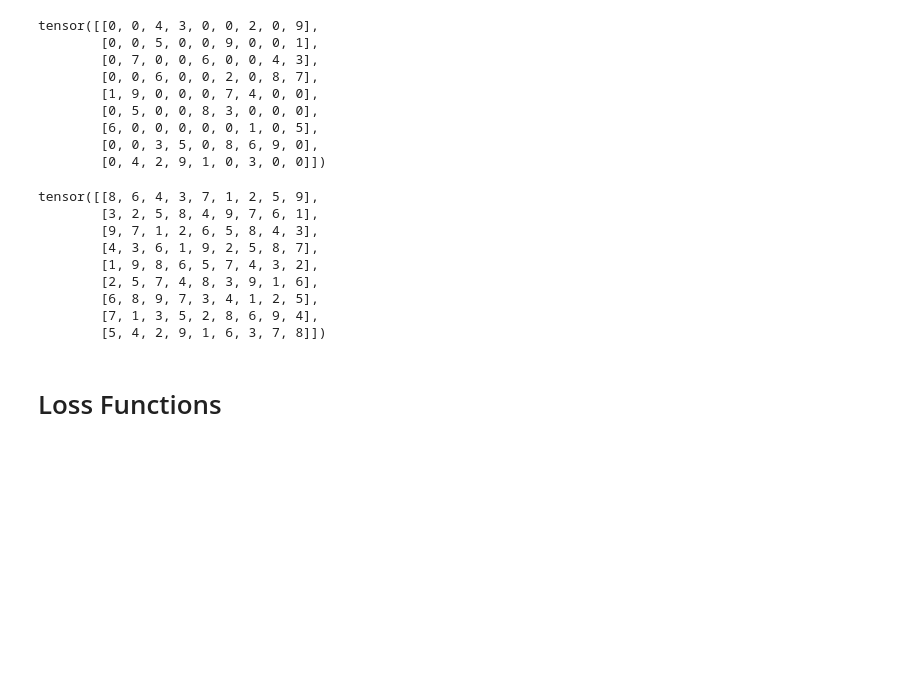
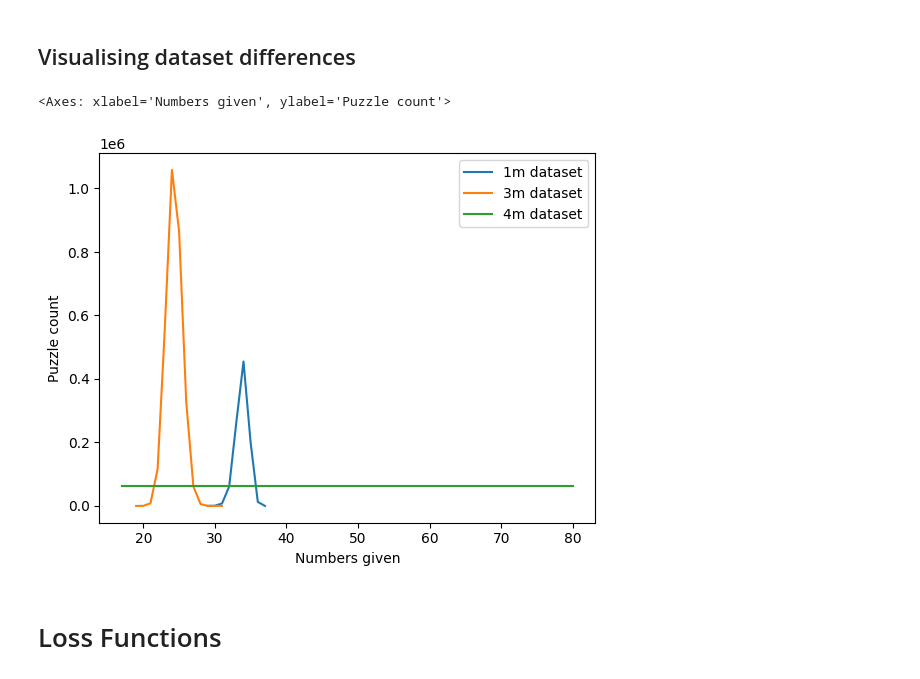
Before and after one commit to JonnySpruce/ml-sudoku-solver, a Jupyter notebook: sudoku-solver.ipynb, the cells around one changed output. Cells and saved outputs as stored; diff of their text form; code cells hidden in the pictures; blank space fills up the shorter version.

```diff
--- a/sudoku-solver.ipynb
+++ b/sudoku-solver.ipynb
@@ -110,27 +72,48 @@ tensor([[3, 2, 7, 4, 5, 6, 8, 9, 1],
-# %%
-quiz_1m
-# %% [output]
-tensor([[0, 0, 4, 3, 0, 0, 2, 0, 9],
-        [0, 0, 5, 0, 0, 9, 0, 0, 1],
-        [0, 7, 0, 0, 6, 0, 0, 4, 3],
-        [0, 0, 6, 0, 0, 2, 0, 8, 7],
-        [1, 9, 0, 0, 0, 7, 4, 0, 0],
-        [0, 5, 0, 0, 8, 3, 0, 0, 0],
-        [6, 0, 0, 0, 0, 0, 1, 0, 5],
-        [0, 0, 3, 5, 0, 8, 6, 9, 0],
-        [0, 4, 2, 9, 1, 0, 3, 0, 0]])
-# %%
-sol_1m
-# %% [output]
-tensor([[8, 6, 4, 3, 7, 1, 2, 5, 9],
-        [3, 2, 5, 8, 4, 9, 7, 6, 1],
-        [9, 7, 1, 2, 6, 5, 8, 4, 3],
-        [4, 3, 6, 1, 9, 2, 5, 8, 7],
-        [1, 9, 8, 6, 5, 7, 4, 3, 2],
-        [2, 5, 7, 4, 8, 3, 9, 1, 6],
-        [6, 8, 9, 7, 3, 4, 1, 2, 5],
-        [7, 1, 3, 5, 2, 8, 6, 9, 4],
-        [5, 4, 2, 9, 1, 6, 3, 7, 8]])
+# %%
+dataset_path = "3-million-sudoku-puzzles-with-ratings/sudoku-3m"
+save_filename = "sudoku_3m"
+
+try:
+    quizzes_3m = np.load(f"{save_data_prefix}{save_filename}.npz")["quizzes"]
+    solutions_3m = np.load(f"{save_data_prefix}{save_filename}.npz")["solutions"]
+    numbers_given_3m = np.load(f"{save_data_prefix}{save_filename}.npz")["numbers_given"]
+except (FileNotFoundError, KeyError):
+    quizzes_3m = np.zeros((3000000, 81), np.int32)
+    solutions_3m = np.zeros((3000000, 81), np.int32)
+    numbers_given_3m = np.zeros((3000000), np.int32)
+    for i, line in enumerate(tqdm(open(f'{load_data_prefix}{dataset_path}.csv', 'r').read().splitlines()[1:])):
+        newline = line.replace(".", "0")
+        _, quiz, solution, numbers_given, _ = newline.split(",")
+        for j, q_s in enumerate(zip(quiz, solution)):
+            q, s = q_s
+            quizzes_3m[i, j] = q
+            solutions_3m[i, j] = s
+
+        numbers_given_3m[i] = numbers_given
+
+
+    np.savez(f"{save_data_prefix}{save_filename}.npz", quizzes=quizzes_3m, solutions=solutions_3m, numbers_given=numbers_given_3m)
+# %% [markdown]
+## Visualising dataset differences
+# %%
+df1m = pd.DataFrame({"numbers_given": numbers_given_1m})
+df1m = df1m.groupby("numbers_given").size().reset_index(name="count")
+df1m
+
+df3m = pd.DataFrame({"numbers_given": numbers_given_3m})
+df3m = df3m.groupby("numbers_given").size().reset_index(name="count")
+
+df4m = pd.DataFrame({"numbers_given": numbers_given_4m})
+df4m = df4m.groupby("numbers_given").size().reset_index(name="count")
+
+all_puzzles = df1m.merge(df3m, on="numbers_given", how="outer", suffixes=["_1m", "_3m"]).merge(df4m, on="numbers_given", how="outer")
+all_puzzles = all_puzzles.rename(columns={"count_1m": "1m dataset", "count_3m": "3m dataset", "count": "4m dataset", "numbers_given": "Numbers given"})
+all_puzzles.set_index("Numbers given", inplace=True)
+# %%
+all_puzzles.plot(ylabel="Puzzle count")
+# %% [output]
+<Axes: xlabel='Numbers given', ylabel='Puzzle count'>
+[figure, added]
 # %%
 quizzes = quizzes_4m
 solutions = solutions_4m
```
Also changed, not shown: parts of 41 cells of this notebook, 4 other files.
